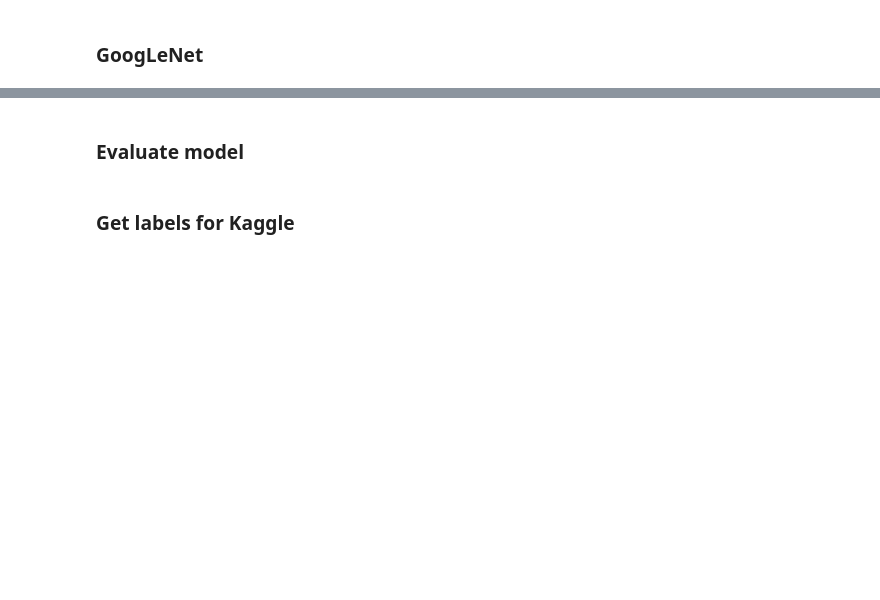
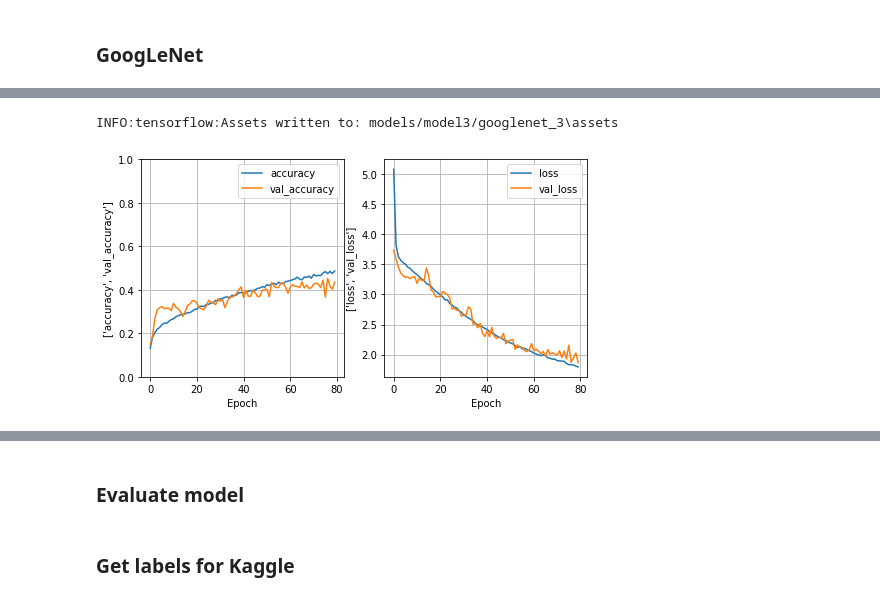
Before and after one commit to guillaume-jones/INF8245E, a Jupyter notebook: Kaggle/model3_googlenet.ipynb, the cells around one changed output, grey strips where cells are left out. Saved outputs shown, nothing was run; the diff lists cells and outputs as text; code cells hidden in the pictures; blank space fills up the shorter version.

```diff
--- a/Kaggle/model3_googlenet.ipynb
+++ b/Kaggle/model3_googlenet.ipynb
@@ -8,9 +9,15 @@ import numpy as np
 import kaggle_functions as kaggle
 import importlib
 importlib.reload(kaggle);
-# %%
-train_dataset, test_dataset, test_labels = kaggle.load_train_as_dataset()
-x_test_real = kaggle.load_test_set()
+# %%
+train_dataset, valid_dataset, valid_labels = kaggle.load_train_as_dataset()
+x_test_real = kaggle.load_test_set()
+
+batch_size = 128
+epoch_length = int(len(train_dataset) / batch_size)
+train_dataset_augmented = kaggle.augment_dataset(train_dataset, batch_size)
+
+model_number = 'model3'
 # %% [markdown]
 ### GoogLeNet
 # %%
@@ -190,0 +154,6 @@ kaggle.plot_model_history(history1, ['accuracy', 'loss', 'val_accuracy', 'val_lo
+# %%
+# Load existing model if wanted, otherwise create new
+print('Building new model')
+model, history = kaggle.train_model(
+    GoogLeNet().build(None), train_dataset_augmented, valid_dataset,
+    epochs=80, valid_patience=10, epoch_length=epoch_length)
@@ -190,0 +178,10 @@ kaggle.plot_model_history(history1, ['accuracy', 'loss', 'val_accuracy', 'val_lo
+# %%
+# Save model
+model_name = 'googlenet_3'
+model.save(f'models/{model_number}/{model_name}')
+
+# Plot model statistics during training
+kaggle.plot_model_history(history, [['accuracy', 'val_accuracy'], ['loss', 'val_loss']])
+# %% [output]
+INFO:tensorflow:Assets written to: models/model3/googlenet_3\assets
+[figure, added]
```
Also changed, not shown: parts of 9 cells of this notebook, 28 other files.
